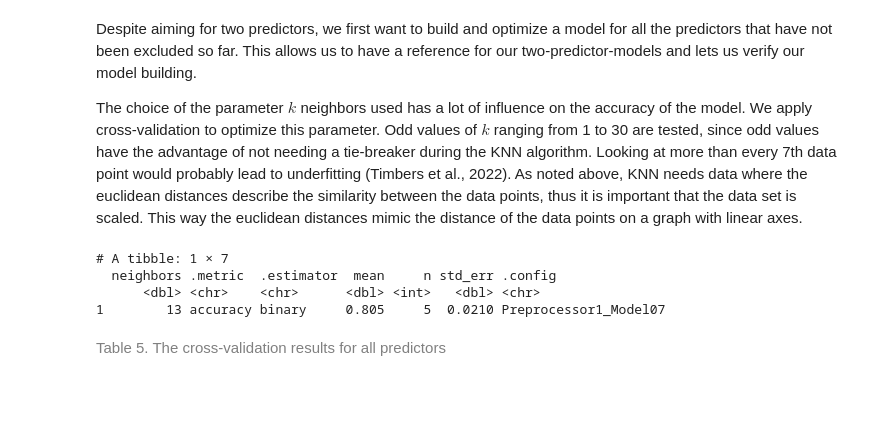
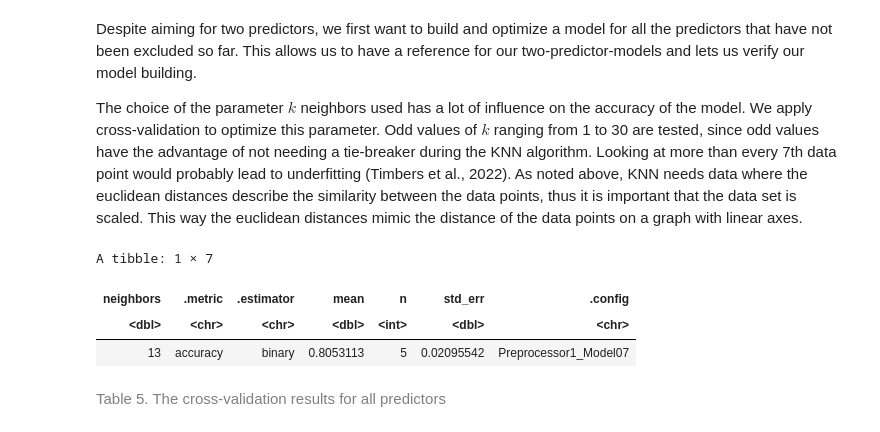
Before and after one commit to DSCI-310-2023/dsci-310-group-03, a Jupyter notebook: notebook/heart_disease_classification.ipynb, the cells around one changed output. Cells and saved outputs as stored; diff of their text form; code cells hidden in the pictures; blank space fills up the shorter version.

```diff
--- a/notebook/heart_disease_classification.ipynb
+++ b/notebook/heart_disease_classification.ipynb
@@ -263,21 +263,28 @@ As noted above, KNN needs data where the euclidean distances describe the simila
 # %%
 # Perform cross validation to find optimal k
 source("../R/05-build_model.R")
 vfold <- vfold_cv(training_set, v=5, strata=diagnosis)
 gridvals <- tibble(neighbors=seq(1,30,by=2))
 
 image_recipe <- recipe(diagnosis ~ ., data = training_set) %>%
         step_scale(all_predictors()) %>%
         step_center(all_predictors())
 
-knn_fit <- build_model(image_recipe, optimal = "None")
+knn_fit <- build_model(training_set, image_recipe, optimal = "None", vfold = vfold, gridvals = gridvals)
 
-optimal_k <- get_optimal_k(knn_fit, "Yes")
+best_fit <- knn_fit %>%
+    filter(.metric == "accuracy") %>%
+    arrange(desc(mean)) %>%
+    slice(1)
+
+optimal_k <- best_fit %>% pull(neighbors)
+
+best_fit
 # %% [output]
-# A tibble: 1 × 7
-  neighbors .metric  .estimator  mean     n std_err .config
-      <dbl> <chr>    <chr>      <dbl> <int>   <dbl> <chr>
-1        13 accuracy binary     0.805     5  0.0210 Preprocessor1_Model07
+A tibble: 1 × 7
+| neighbors | .metric | .estimator | mean | n | std_err | .config |
+| <dbl> | <chr> | <chr> | <dbl> | <int> | <dbl> | <chr> |
+| 13 | accuracy | binary | 0.8053113 | 5 | 0.02095542 | Preprocessor1_Model07 |
 # %% [markdown]
 <span style="color: gray;">Table 5. The cross-validation results for all predictors</span>
 # %% [markdown]
```
Also changed, not shown: parts of 3 cells of this notebook, 2 other files.
